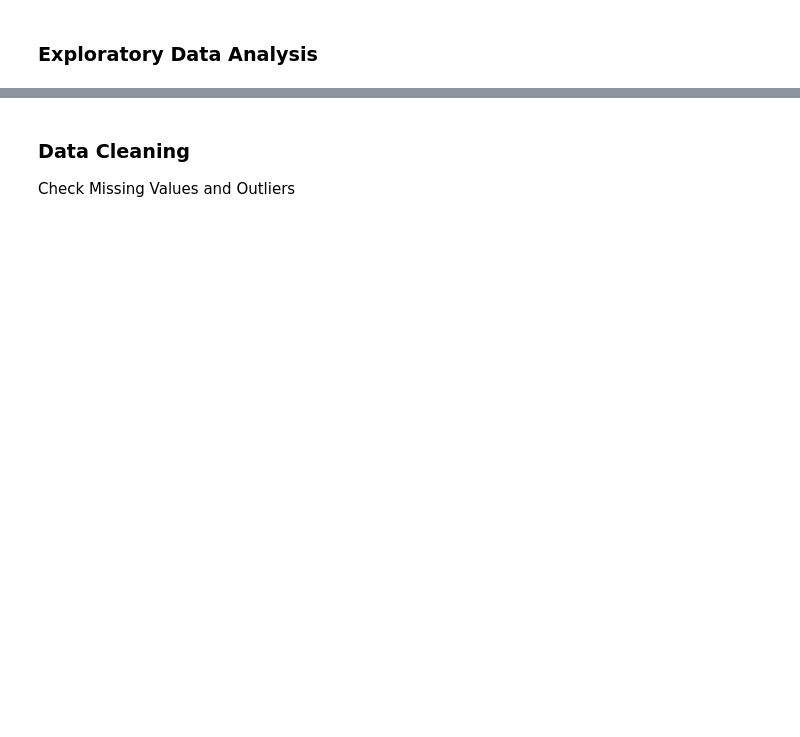
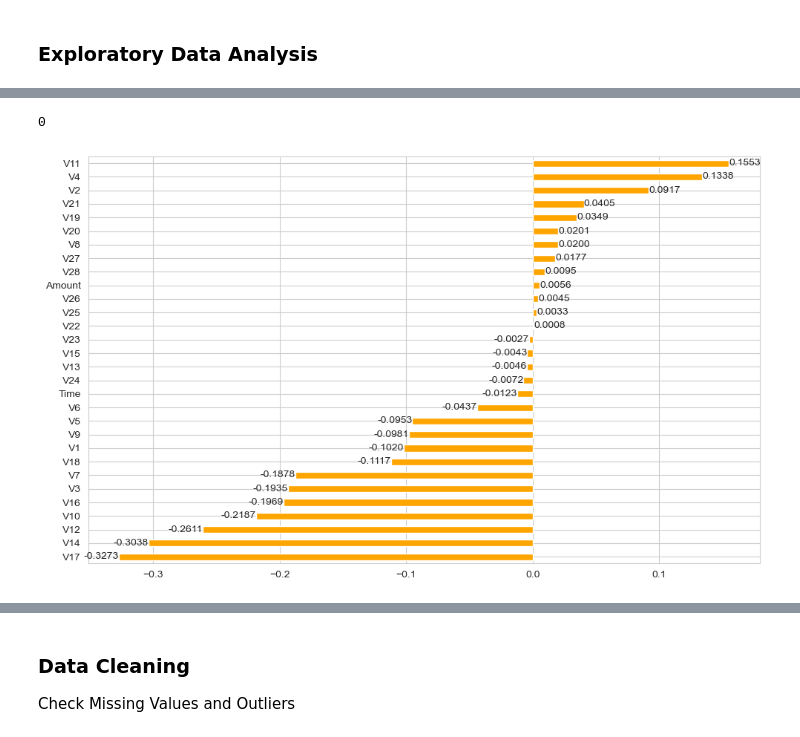
Before and after one commit to yildiz3/Capstone_Projects, a Jupyter notebook: 3_DS_Capstone_Projects_(Fraud Detection)/Fraud Detection_Student_V3.ipynb, the cells around one changed output, grey strips where cells are left out. Drawn from its saved outputs; the diff is of its cells as text; code cells hidden in the pictures; blank space fills up the shorter version.

```diff
--- a/3_DS_Capstone_Projects_(Fraud Detection)/Fraud Detection_Student_V3.ipynb
+++ b/3_DS_Capstone_Projects_(Fraud Detection)/Fraud Detection_Student_V3.ipynb
@@ -91,0 +212,6 @@ In the final step, you will deploy your model using ***Streamlit API***.
+# %%
+data_file = 'creditcard.csv'
+df0 = pd.read_csv(data_file)
+df = df0.copy()
+
+df.head()
@@ -96,0 +460,10 @@ In the final step, you will deploy your model using ***Streamlit API***.
+# %%
+# This DataFrame is going to be df version "not duplicated" of "not Fraud" transaction
+
+df2 = df.copy()
+# %%
+dupl_not_frauds_idx = df2[(df2.duplicated()) & (df2["Class"] == 0)].index
+# %%
+df2.drop(index=dupl_not_frauds_idx, inplace=True)
+df2 = df2.reset_index(drop=True)
+df2.shape
@@ -96,0 +498,15 @@ In the final step, you will deploy your model using ***Streamlit API***.
+# %%
+# Checking multicollinearity
+
+df2[cols].corr()[abs(df2[cols].corr()) > 0.85]["Class"].count() - 1
+# Self Correlation subtracted which is 1.00 (> 0.85)
+# %% [output]
+0
+# %%
+ax = df2.corr()["Class"][:-1].sort_values().plot(kind="barh", color="orange")
+ax.bar_label(ax.containers[0], fmt="%.4f")
+
+plt.tight_layout()
+plt.show()
+# %% [output]
+[figure, added]
```
Also changed, not shown: parts of 43 cells of this notebook.
